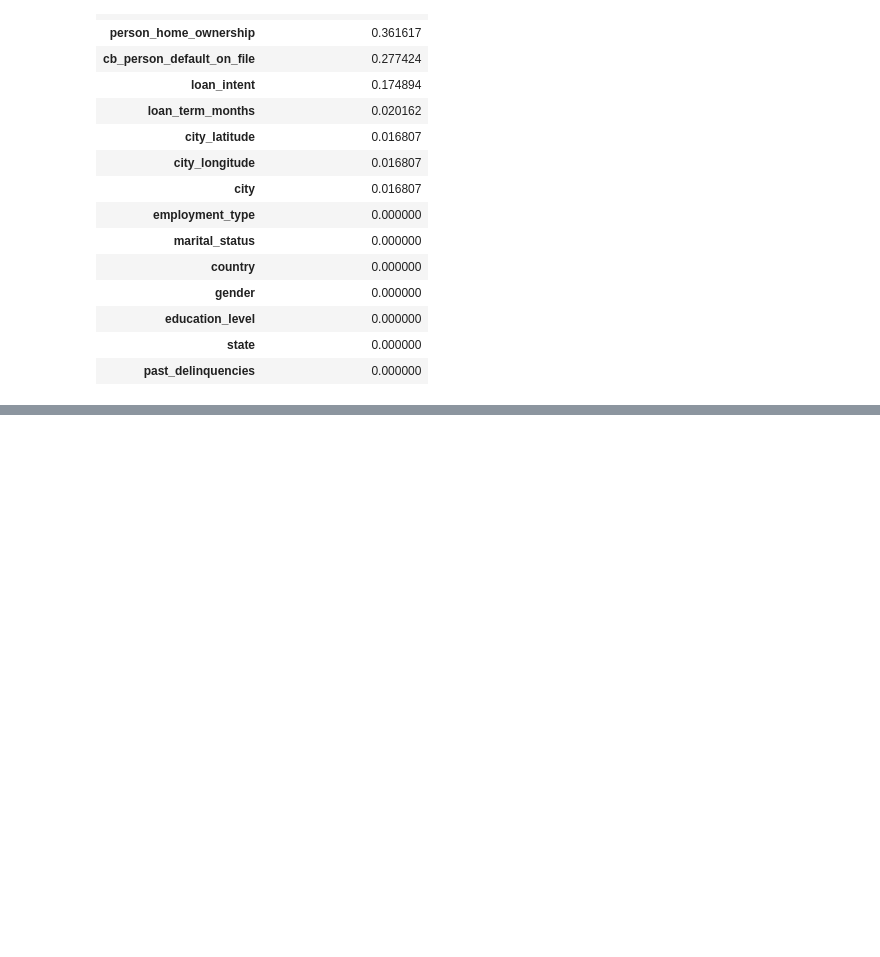
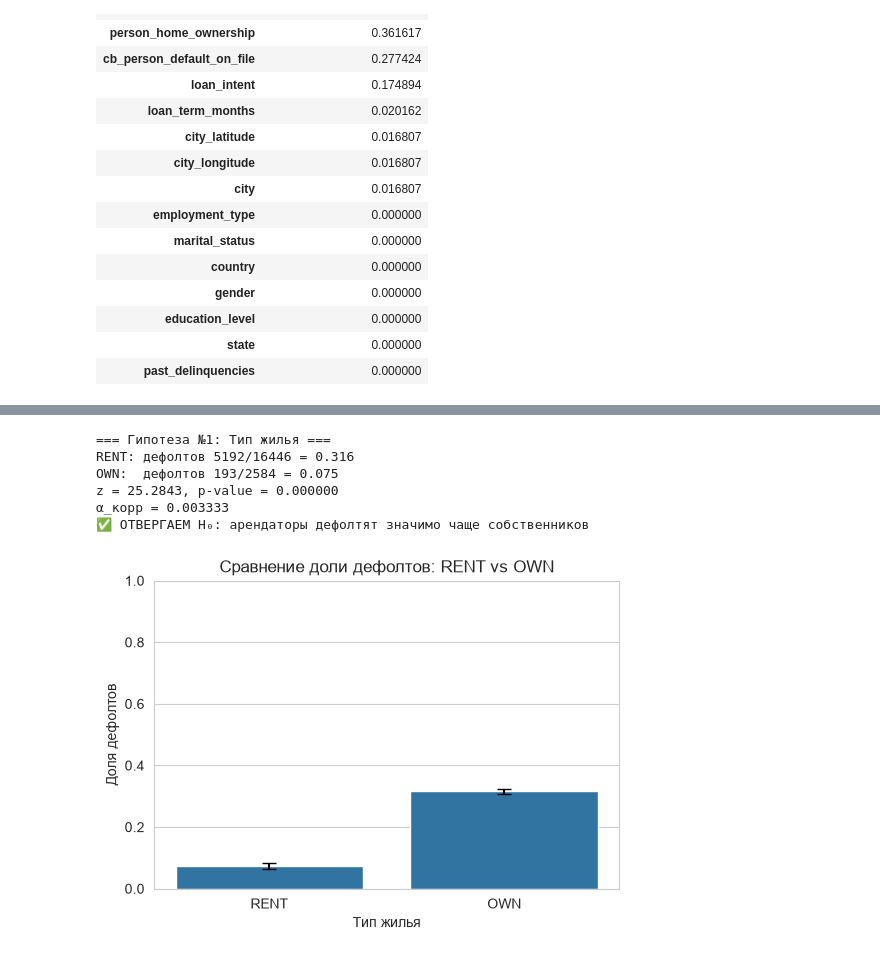
Before and after one commit to null-route-dev/credit-risk-classification, a Jupyter notebook: notebooks/01_eda_analysis.ipynb, the cells around one changed output, grey strips where cells are left out. Cells and saved outputs as stored; diff of their text form; code cells hidden in the pictures; blank space fills up the shorter version.

Commit message:
feat: add hypotheses

```diff
--- a/notebooks/01_eda_analysis.ipynb
+++ b/notebooks/01_eda_analysis.ipynb
@@ -994,0 +1026,8 @@ display(corr_with_target.to_frame("Корреляция с loan_status"))
+# %%
+# Уровень значимости с поправкой Бонферрони
+ALPHA = 0.05
+N_HYPOTHESES = 15
+ALPHA_CORR = ALPHA / N_HYPOTHESES
+
+print(f"Исходный α = {ALPHA}")
+print(f"Скорректированный α (Бонферрони) = {ALPHA_CORR:.6f}")
@@ -994,0 +1037,3 @@ display(corr_with_target.to_frame("Корреляция с loan_status"))
+# %%
+# Список для сбора результатов всех гипотез
+results_list = []
@@ -994,0 +1054,45 @@ display(corr_with_target.to_frame("Корреляция с loan_status"))
+# %%
+# Гипотеза №1
+df_temp = df[df["person_home_ownership"].isin(["RENT", "OWN"])].copy()
+
+group1 = df_temp[df_temp["person_home_ownership"] == "RENT"]
+group2 = df_temp[df_temp["person_home_ownership"] == "OWN"]
+
+count1 = group1["loan_status"].sum()
+n1 = len(group1)
+count2 = group2["loan_status"].sum()
+n2 = len(group2)
+
+z_stat, p_value = proportions_ztest([count1, count2], [n1, n2], alternative="larger")
+
+print("=== Гипотеза №1: Тип жилья ===")
+print(f"RENT: дефолтов {count1}/{n1} = {count1/n1:.3f}")
+print(f"OWN:  дефолтов {count2}/{n2} = {count2/n2:.3f}")
+print(f"z = {z_stat:.4f}, p-value = {p_value:.6f}")
+print(f"α_корр = {ALPHA_CORR:.6f}")
+
+if p_value < ALPHA_CORR:
+    print("✅ ОТВЕРГАЕМ H₀: арендаторы дефолтят значимо чаще собственников")
+    decision = "Отвергаем H₀"
+else:
+    print("❌ НЕ ОТВЕРГАЕМ H₀: различия не значимы")
+    decision = "Не отвергаем H₀"
+
+results_list.append({
+    "Гипотеза": "№1: Тип жилья (RENT > OWN)",
+    "p-value": p_value,
+    "Решение": decision
+})
+
+plot_proportions(df_temp, "person_home_ownership", "loan_status",
+                 ["RENT", "OWN"],
+                 "Сравнение доли дефолтов: RENT vs OWN",
+                 "Тип жилья")
+# %% [output]
+=== Гипотеза №1: Тип жилья ===
+RENT: дефолтов 5192/16446 = 0.316
+OWN:  дефолтов 193/2584 = 0.075
+z = 25.2843, p-value = 0.000000
+α_корр = 0.003333
+✅ ОТВЕРГАЕМ H₀: арендаторы дефолтят значимо чаще собственников
+[figure, added]
```
Also changed, not shown: parts of 36 cells of this notebook, 2 other files.
